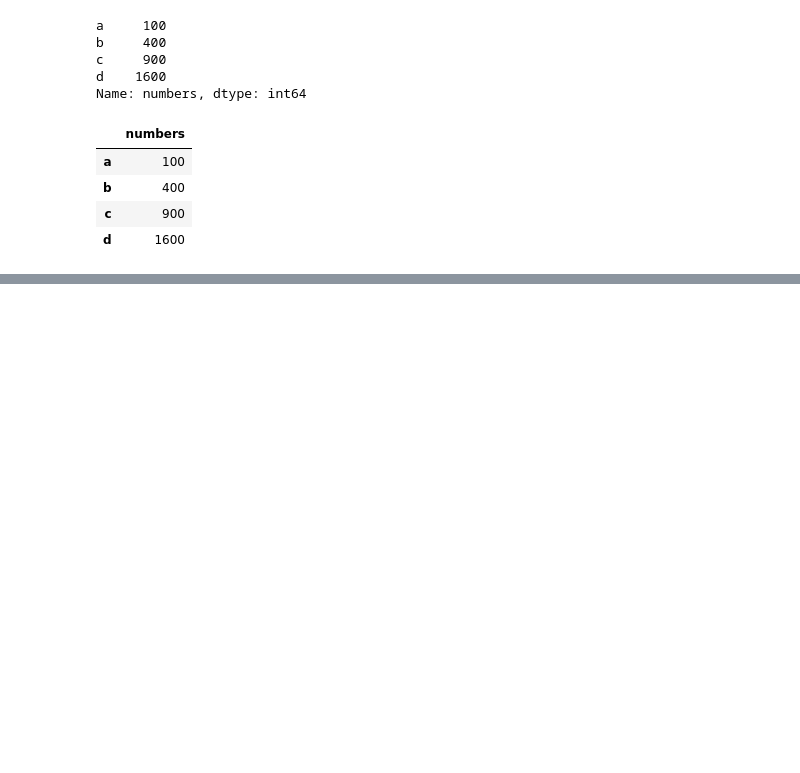
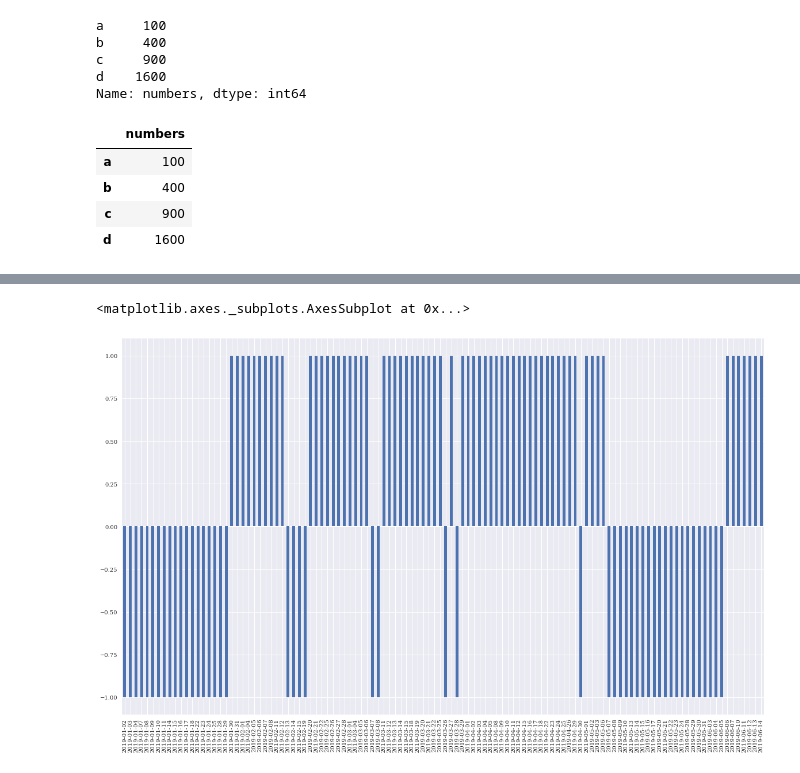
Before and after one commit to thomasmurphycodes/PythonForFinance, a Jupyter notebook: notebooks/Python for Finance Chapter 5 - Pandas.ipynb, the cells around one changed output, grey strips where cells are left out. Saved outputs shown, nothing was run; the diff lists cells and outputs as text; code cells hidden in the pictures; blank space fills up the shorter version.

```diff
--- a/notebooks/Python for Finance Chapter 5 - Pandas.ipynb
+++ b/notebooks/Python for Finance Chapter 5 - Pandas.ipynb
@@ -157,0 +310,6 @@ df
+# %%
+df['all_strat'] = np.where((df['close'] > df['10_avg']) & (df['close'] > df['20_avg']), 1, -1) # multi-condition where
+df['all_strat'].plot(kind='bar', figsize=(20,12))
+# %% [output]
+<matplotlib.axes._subplots.AxesSubplot at 0x...>
+[figure, added]
```
Also changed, not shown: parts of 41 cells of this notebook, 1 other file.
